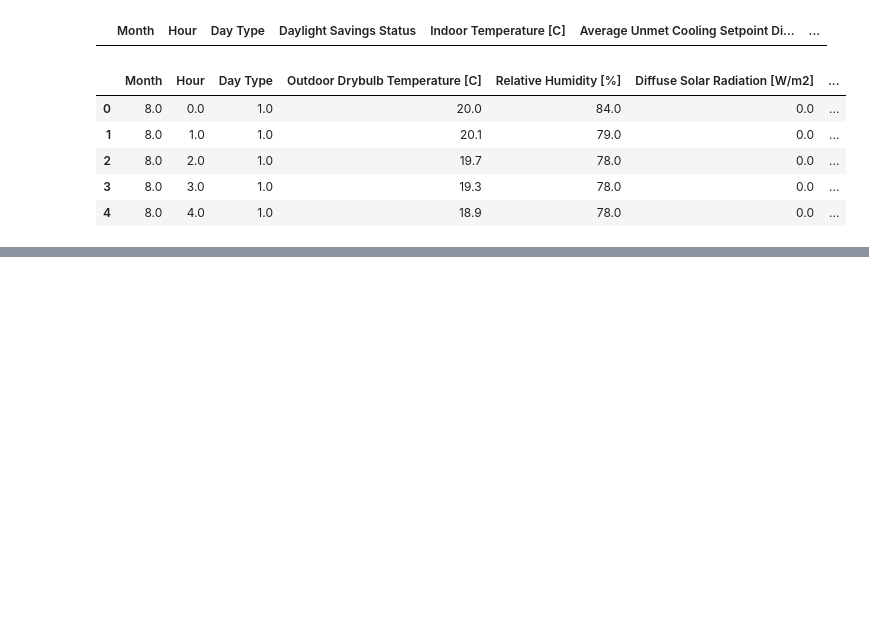
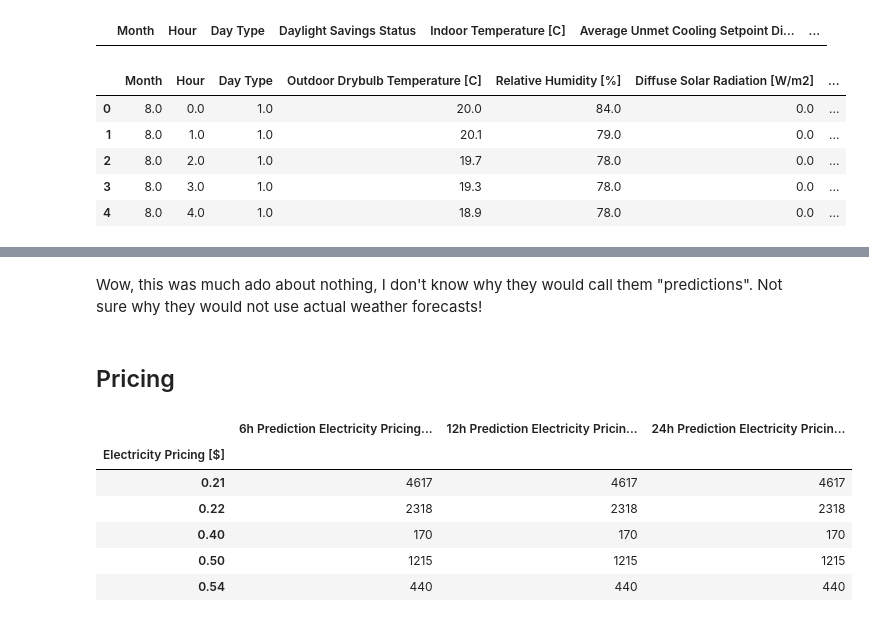
Before and after one commit to ludwigbald/msc-thesis, a Jupyter notebook: exploration.ipynb, the cells around one changed output, grey strips where cells are left out. Cells and saved outputs as stored; diff of their text form; code cells hidden in the pictures; blank space fills up the shorter version.

```diff
--- a/exploration.ipynb
+++ b/exploration.ipynb
@@ -15,6 +15,8 @@ import matplotlib.pyplot as plt
 weather = pd.read_csv("data/citylearn_challenge_2022_phase_1/weather.csv")
 # the buildings contain per-row time data
 building1 = pd.read_csv("data/citylearn_challenge_2022_phase_1/Building_1.csv")
+
+pricing = pd.read_csv("data/citylearn_challenge_2022_phase_1/pricing.csv")
 # %%
 # let's look at the weather data
 weather
@@ -105,0 +124,14 @@ See the caveats in the documentation: https://pandas.pydata.org/pandas-docs/stab
+# %% [markdown]
+Wow, this was much ado about nothing, I don't know why they would call them "predictions". Not sure why they would not use actual weather forecasts!
+# %% [markdown]
+## Pricing
+# %%
+pricing.groupby("Electricity Pricing [$]").count()
+# %% [output]
+|  | 6h Prediction Electricity Pricing... | 12h Prediction Electricity Pricin... | 24h Prediction Electricity Pricin... |
+| Electricity Pricing [$] |  |  |  |
+| 0.21 | 4617 | 4617 | 4617 |
+| 0.22 | 2318 | 2318 | 2318 |
+| 0.40 | 170 | 170 | 170 |
+| 0.50 | 1215 | 1215 | 1215 |
+| 0.54 | 440 | 440 | 440 |
```
Also changed, not shown: parts of 4 cells of this notebook, 1 other file.
